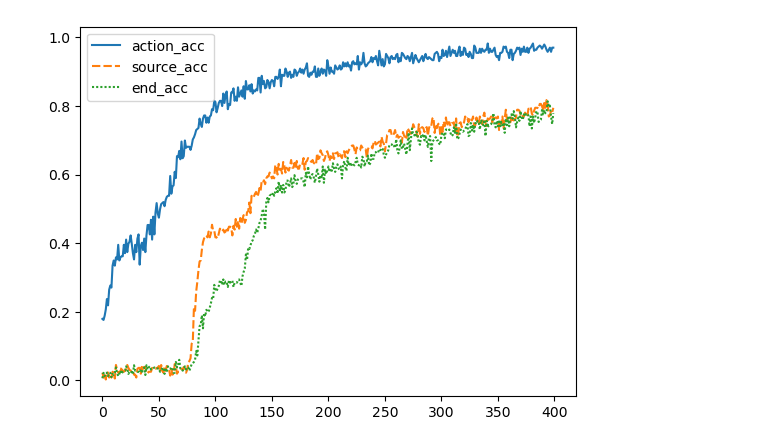
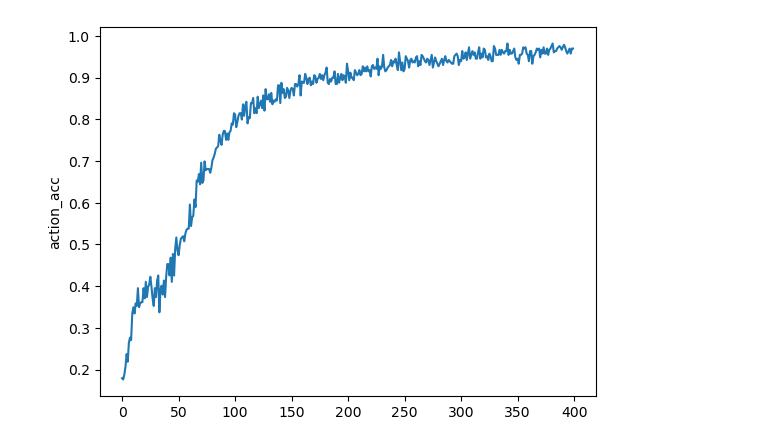
Before and after one commit to mayft/comp579-final-project, a Jupyter notebook: src/testing.ipynb, the cells around one changed output. Saved outputs shown, nothing was run; the diff lists cells and outputs as text; code cells hidden in the pictures.

Commit message:
random wall and data generation update

```diff
--- a/src/testing.ipynb
+++ b/src/testing.ipynb
@@ -32,0 +70,7 @@ print(accuracy(output,y))
+# %%
+data = pd.read_csv('l4_test1.csv')
+data = data.set_index('epoch')
+#data['index'] = [i for i in range(800)]
+sns.set_style('whitegrid')
+ax=sns.lineplot(data[['test-acc-a','test-acc-s','test-acc-e',]])#'train-acc-a','train-acc-s','train-acc-e']])
+ax.set_xlim(0,200000)
@@ -33,10 +80,7 @@ print(accuracy(output,y))
 # %%
-import pandas as pd
-import seaborn as sns
-
-data = pd.read_csv('tester3.csv')
+data = pd.read_csv('tests/tester3.csv')
 #data['index'] = [i for i in range(800)]
 
-ax=sns.lineplot(data.loc[:,['action_acc','source_acc','end_acc']])
+ax=sns.lineplot(data['action_acc'])#.rolling(10,center=True).mean(),)
 # %% [output]
-[figure, old version]
+[figure, new version]
```
Also changed, not shown: parts of 11 cells of this notebook, 2 other files.
